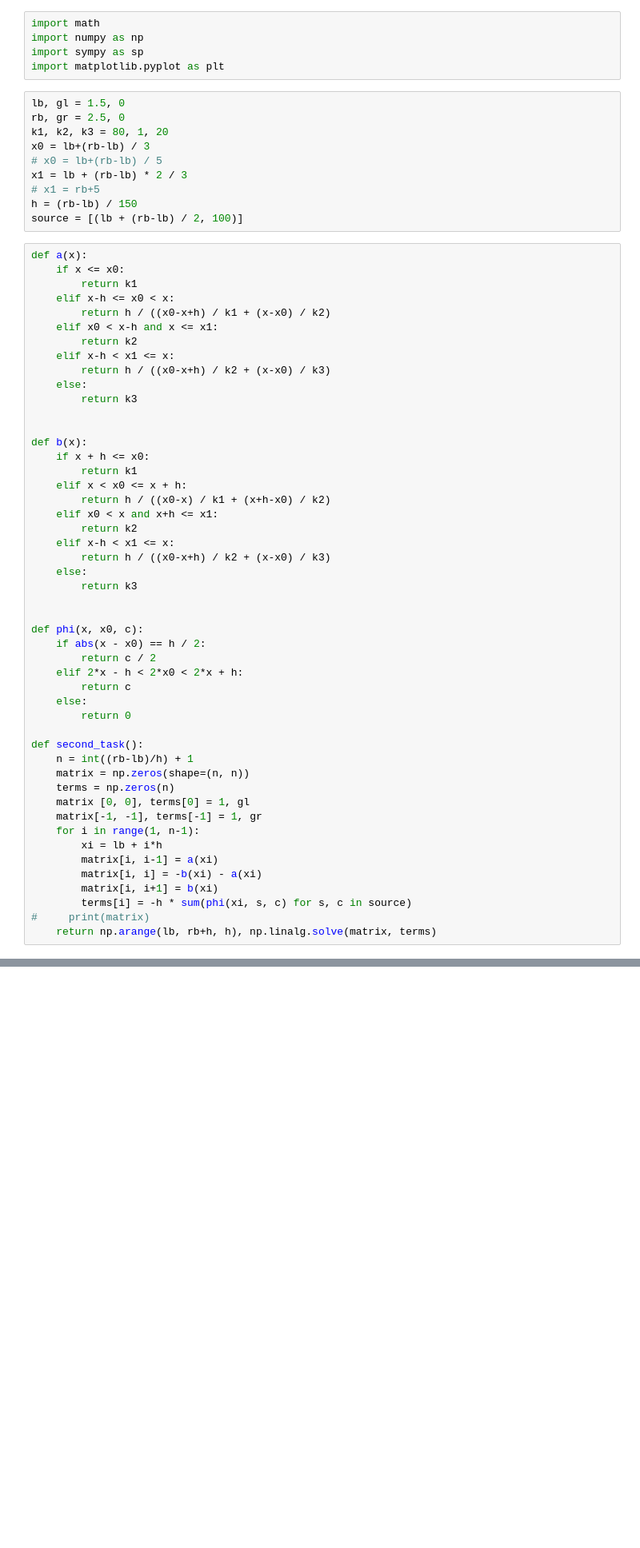
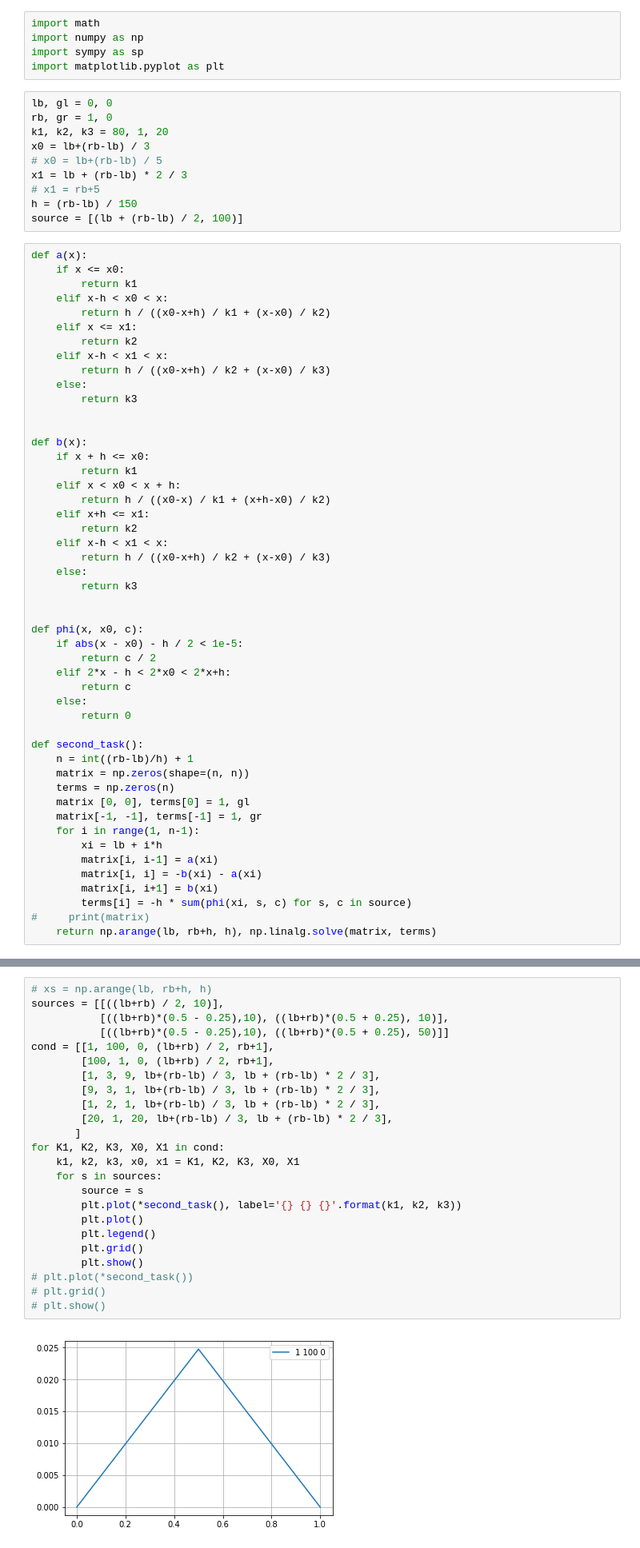
Before and after one commit to ilyakrasnou/MCA, a Jupyter notebook: lab3.ipynb, the cells around one changed output, grey strips where cells are left out. Shown at 80% size. Cells and saved outputs as stored; diff of their text form; blank space fills up the shorter version.

Commit message:
task2 done

```diff
--- a/lab3.ipynb
+++ b/lab3.ipynb
@@ -84,8 +84,8 @@ import numpy as np
 import sympy as sp
 import matplotlib.pyplot as plt
 # %%
-lb, gl = 1.5, 0
-rb, gr = 2.5, 0
+lb, gl = 0, 0
+rb, gr = 1, 0
 k1, k2, k3 = 80, 1, 20
 x0 = lb+(rb-lb) / 3
 # x0 = lb+(rb-lb) / 5
@@ -97,11 +97,11 @@ source = [(lb + (rb-lb) / 2, 100)]
 def a(x):
     if x <= x0:
         return k1
-    elif x-h <= x0 < x:
+    elif x-h < x0 < x:
         return h / ((x0-x+h) / k1 + (x-x0) / k2)
-    elif x0 < x-h and x <= x1:
+    elif x <= x1:
         return k2
-    elif x-h < x1 <= x:
+    elif x-h < x1 < x:
         return h / ((x0-x+h) / k2 + (x-x0) / k3)
     else:
         return k3
@@ -110,20 +110,20 @@ def a(x):
 def b(x):
     if x + h <= x0:
         return k1
-    elif x < x0 <= x + h:
+    elif x < x0 < x + h:
         return h / ((x0-x) / k1 + (x+h-x0) / k2)
-    elif x0 < x and x+h <= x1:
+    elif x+h <= x1:
         return k2
-    elif x-h < x1 <= x:
+    elif x-h < x1 < x:
         return h / ((x0-x+h) / k2 + (x-x0) / k3)
     else:
         return k3
 
 
 def phi(x, x0, c):
-    if abs(x - x0) == h / 2:
+    if abs(x - x0) - h / 2 < 1e-5:
         return c / 2
-    elif 2*x - h < 2*x0 < 2*x + h:
+    elif 2*x - h < 2*x0 < 2*x+h:
         return c
     else:
         return 0
@@ -151,0 +145,26 @@ plt.show()
+# %%
+# xs = np.arange(lb, rb+h, h)
+sources = [[((lb+rb) / 2, 10)],
+           [((lb+rb)*(0.5 - 0.25),10), ((lb+rb)*(0.5 + 0.25), 10)],
+           [((lb+rb)*(0.5 - 0.25),10), ((lb+rb)*(0.5 + 0.25), 50)]]
+cond = [[1, 100, 0, (lb+rb) / 2, rb+1],
+        [100, 1, 0, (lb+rb) / 2, rb+1],
+        [1, 3, 9, lb+(rb-lb) / 3, lb + (rb-lb) * 2 / 3],
+        [9, 3, 1, lb+(rb-lb) / 3, lb + (rb-lb) * 2 / 3],
+        [1, 2, 1, lb+(rb-lb) / 3, lb + (rb-lb) * 2 / 3],
+        [20, 1, 20, lb+(rb-lb) / 3, lb + (rb-lb) * 2 / 3],
+       ]
+for K1, K2, K3, X0, X1 in cond:
+    k1, k2, k3, x0, x1 = K1, K2, K3, X0, X1
+    for s in sources:
+        source = s
+        plt.plot(*second_task(), label='{} {} {}'.format(k1, k2, k3))
+        plt.plot()
+        plt.legend()
+        plt.grid()
+        plt.show()
+# plt.plot(*second_task())
+# plt.grid()
+# plt.show()
+# %% [output]
+[figure, added]
```
Also changed, not shown: parts of 4 cells of this notebook.
